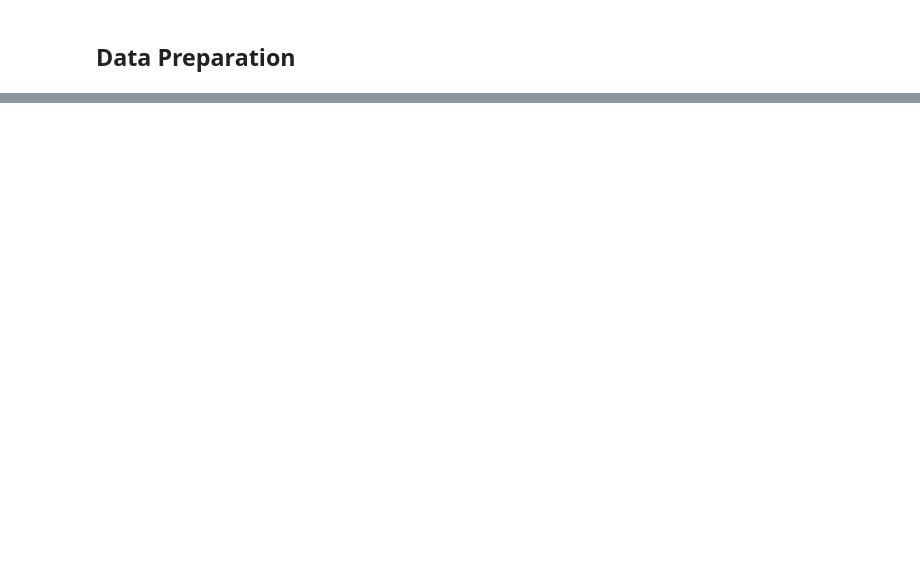
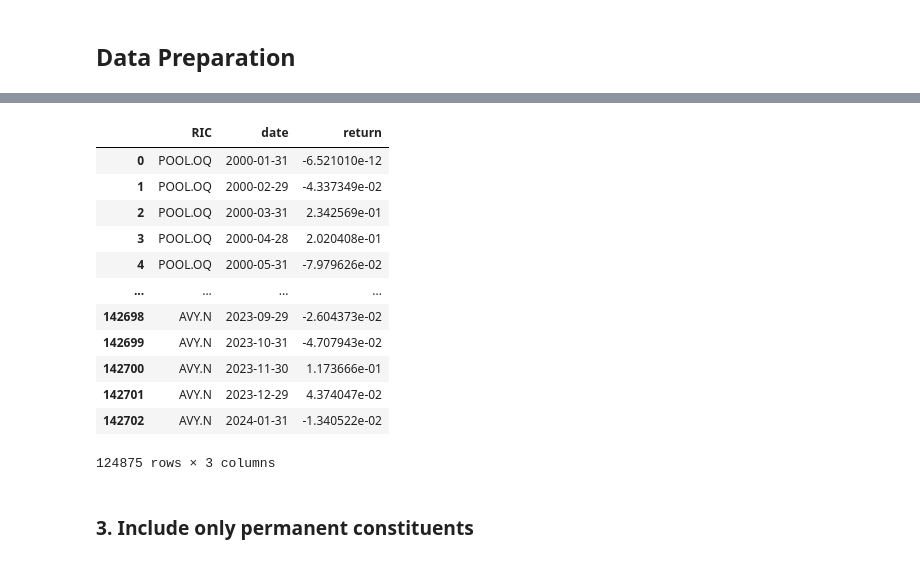
Before and after one commit to Maxiwall99/Decision-Focused-Portfolio-Optimization, a Jupyter notebook: notebooks/data_preprocessing.ipynb, the cells around one changed output, grey strips where cells are left out. Drawn from its saved outputs; the diff is of its cells as text; code cells hidden in the pictures; blank space fills up the shorter version.

```diff
--- a/notebooks/data_preprocessing.ipynb
+++ b/notebooks/data_preprocessing.ipynb
@@ -57,0 +206,32 @@ display(return_df)
+# %%
+stationarity_results = []
+
+min_obs = 30
+
+# Apply ADF test on returns of every RIC
+for ric, group in return_df2.groupby('RIC'):
+    series = group.sort_values('date')['return'].dropna()
+
+    if len(series) < min_obs:
+        print(f"Skipping RIC {ric} due to insufficient observations ({len(series)}).")
+        continue
+
+    result = adfuller(series, autolag='AIC')
+    p_value = result[1]
+    test_stat = result[0]
+    is_stationary = p_value < 0.05
+
+    stationarity_results.append({
+        'RIC': ric,
+        'ADF_statistic': test_stat,
+        'p_value': p_value,
+        'is_stationary': is_stationary
+    })
+
+stationarity_df = pd.DataFrame(stationarity_results)
+
+stationary_rics = stationarity_df[stationarity_df['is_stationary']]['RIC'].tolist()
+
+# Display summary
+print(f"Total RICs tested: {len(stationarity_df)}")
+print(f"Stationary RICs at 5% level: {len(stationary_rics)}")
@@ -57,0 +253,20 @@ display(return_df)
+# %%
+# Exclude non stationary RICs
+stationary_return_df = return_df2[return_df2['RIC'].isin(stationary_rics)]
+display(stationary_return_df)
+# %% [output]
+|  | RIC | date | return |
+| 0 | POOL.OQ | 2000-01-31 | -6.521010e-12 |
+| 1 | POOL.OQ | 2000-02-29 | -4.337349e-02 |
+| 2 | POOL.OQ | 2000-03-31 | 2.342569e-01 |
+| 3 | POOL.OQ | 2000-04-28 | 2.020408e-01 |
+| 4 | POOL.OQ | 2000-05-31 | -7.979626e-02 |
+| ... | ... | ... | ... |
+| 142698 | AVY.N | 2023-09-29 | -2.604373e-02 |
+| 142699 | AVY.N | 2023-10-31 | -4.707943e-02 |
+| 142700 | AVY.N | 2023-11-30 | 1.173666e-01 |
+| 142701 | AVY.N | 2023-12-29 | 4.374047e-02 |
+| 142702 | AVY.N | 2024-01-31 | -1.340522e-02 |
+124875 rows × 3 columns
+# %% [markdown]
+### 3. Include only permanent constituents
```
Also changed, not shown: parts of 18 cells of this notebook, 2 other files.
